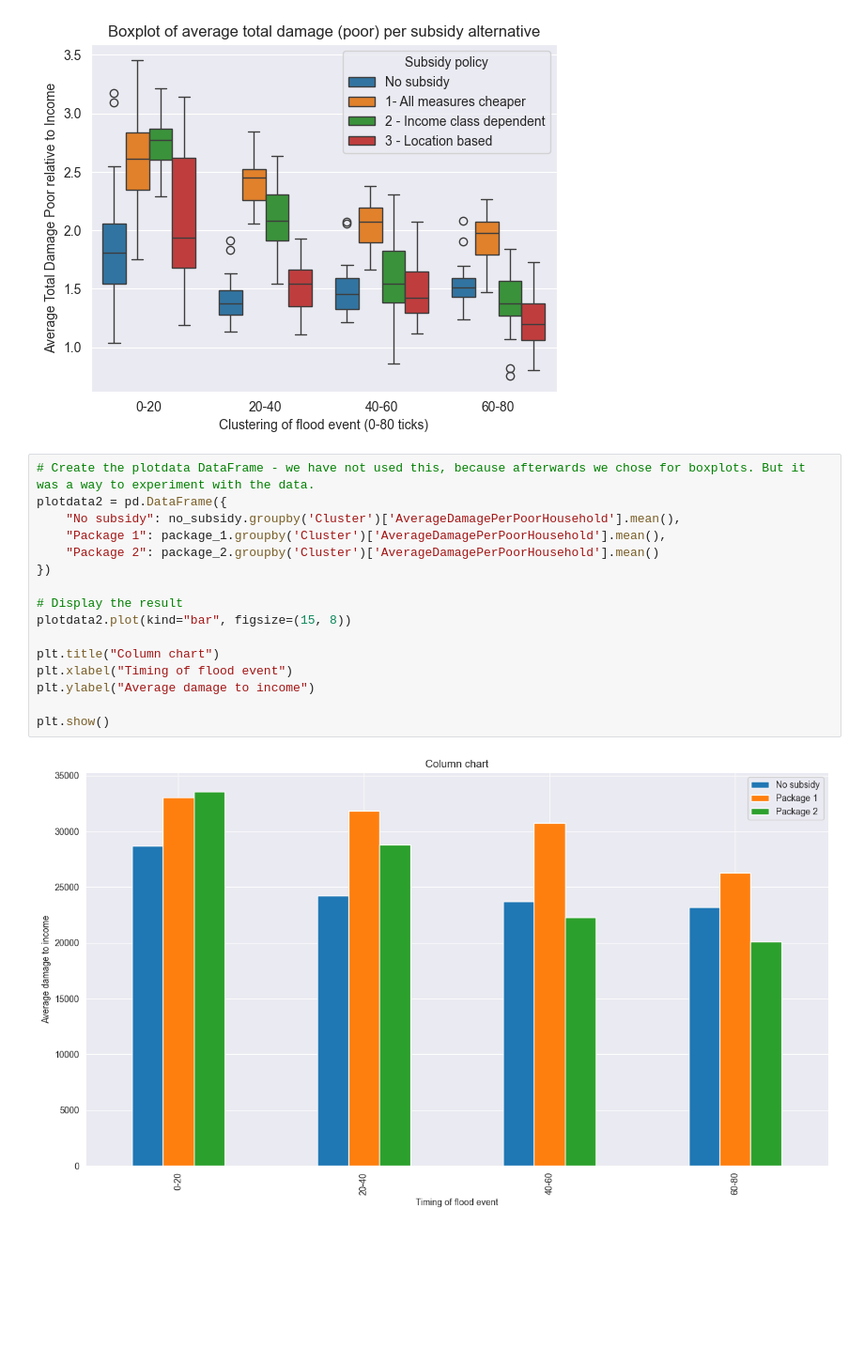
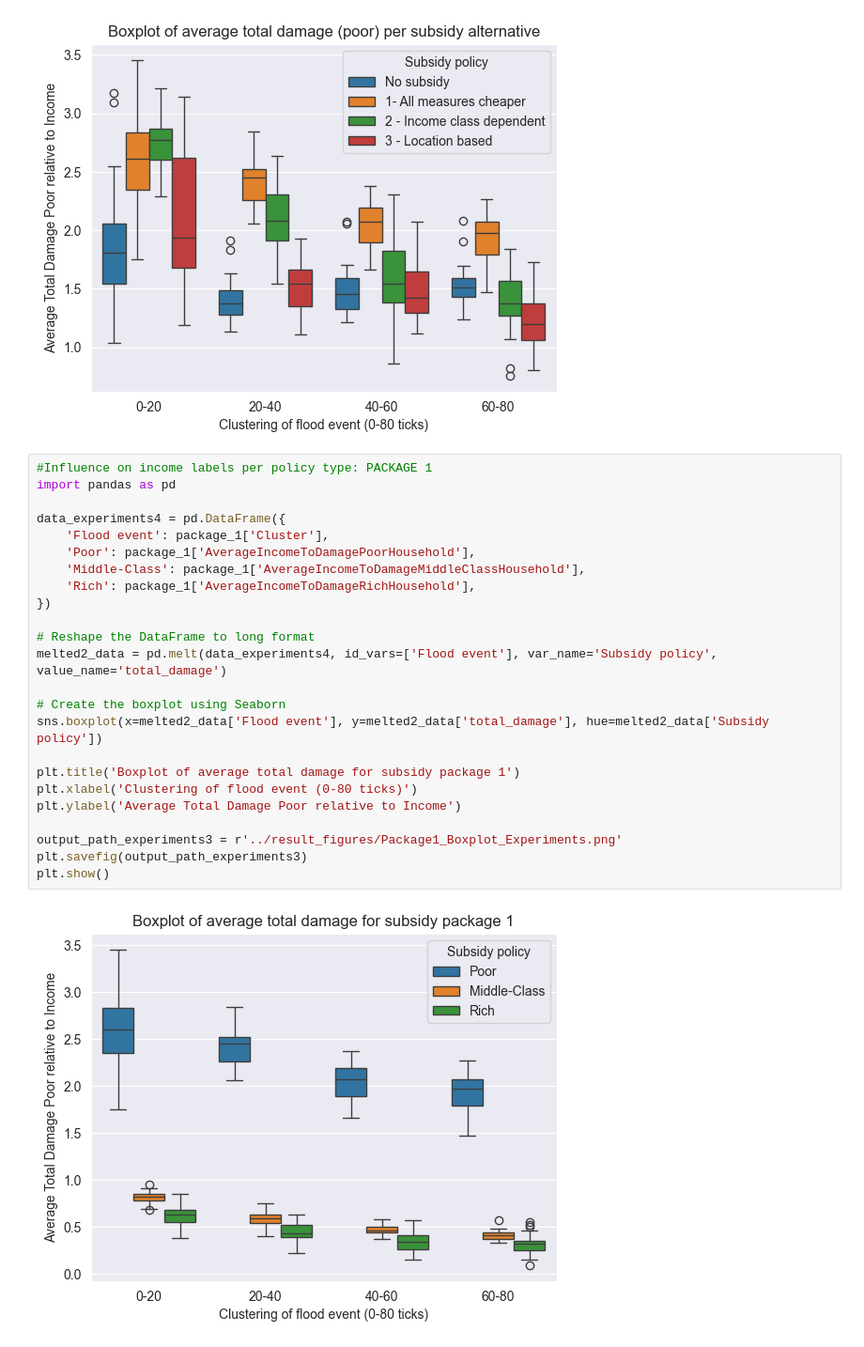
Before and after one commit to Martijntjevdg/SEN1211-ABM, a Jupyter notebook: base_model_mesa/model/PolicyExperimentsAnalysis.ipynb, the cells around one changed output. Shown: that part at 94% size. Drawn from its saved outputs; the diff is of its cells as text; blank space fills up the shorter version.

Commit message:
Laatste nieuwe figuren voor resultaten sectie

```diff
--- a/base_model_mesa/model/PolicyExperimentsAnalysis.ipynb
+++ b/base_model_mesa/model/PolicyExperimentsAnalysis.ipynb
@@ -156,20 +156,28 @@ plt.show()
 # %% [output]
 [figure]
 # %%
-# Create the plotdata DataFrame - we have not used this, because afterwards we chose for boxplots. But it was a way to experiment with the data.
-plotdata2 = pd.DataFrame({
-    "No subsidy": no_subsidy.groupby('Cluster')['AverageDamagePerPoorHousehold'].mean(),
-    "Package 1": package_1.groupby('Cluster')['AverageDamagePerPoorHousehold'].mean(),
-    "Package 2": package_2.groupby('Cluster')['AverageDamagePerPoorHousehold'].mean()
+#Influence on income labels per policy type: PACKAGE 1
+import pandas as pd
+
+data_experiments4 = pd.DataFrame({
+    'Flood event': package_1['Cluster'],
+    'Poor': package_1['AverageIncomeToDamagePoorHousehold'],
+    'Middle-Class': package_1['AverageIncomeToDamageMiddleClassHousehold'],
+    'Rich': package_1['AverageIncomeToDamageRichHousehold'],
 })
 
-# Display the result
-plotdata2.plot(kind="bar", figsize=(15, 8))
+# Reshape the DataFrame to long format
+melted2_data = pd.melt(data_experiments4, id_vars=['Flood event'], var_name='Subsidy policy', value_name='total_damage')
 
-plt.title("Column chart")
-plt.xlabel("Timing of flood event")
-plt.ylabel("Average damage to income")
+# Create the boxplot using Seaborn
+sns.boxplot(x=melted2_data['Flood event'], y=melted2_data['total_damage'], hue=melted2_data['Subsidy policy'])
 
+plt.title('Boxplot of average total damage for subsidy package 1')
+plt.xlabel('Clustering of flood event (0-80 ticks)')
+plt.ylabel('Average Total Damage Poor relative to Income')
+
+output_path_experiments3 = r'../result_figures/Package1_Boxplot_Experiments.png'
+plt.savefig(output_path_experiments3)
 plt.show()
 # %% [output]
-[figure, old version]
+[figure, new version]
```
Also changed, not shown: parts of 2 cells of this notebook, 5 other files.
